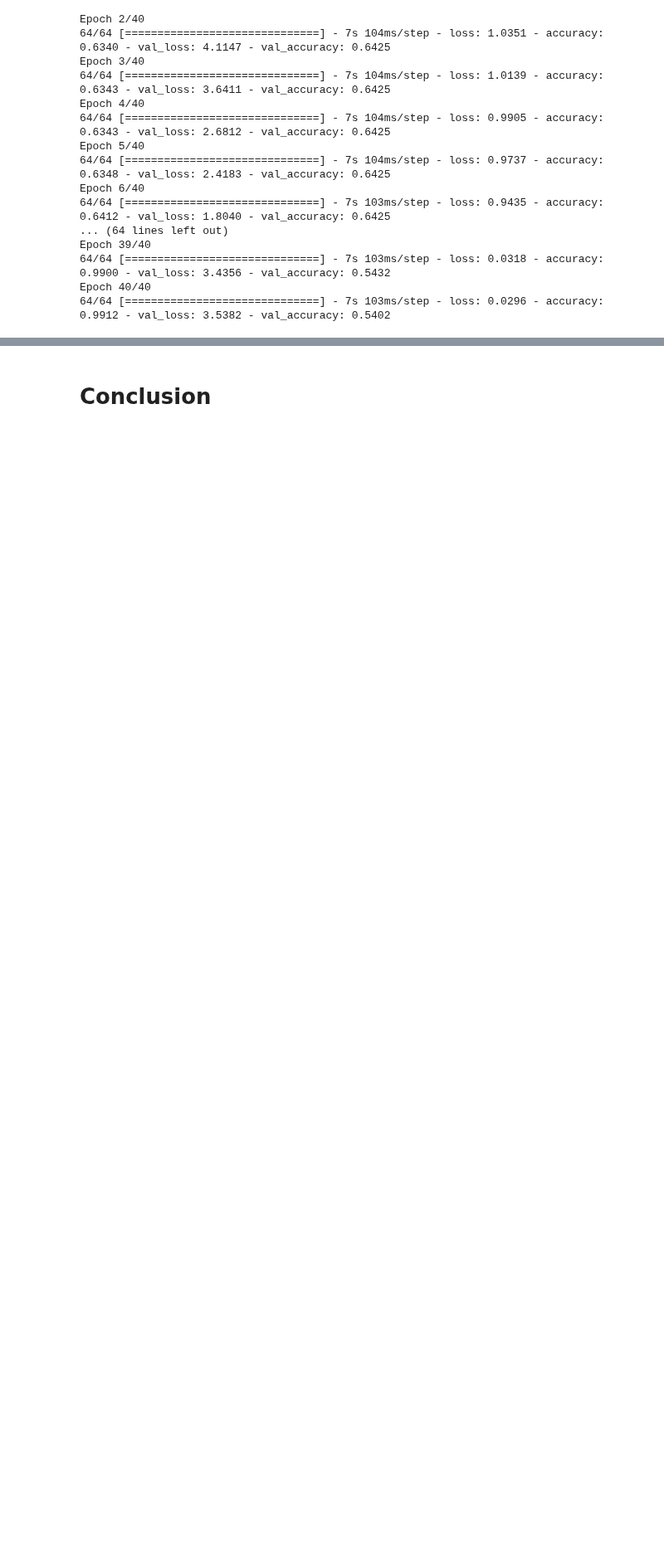
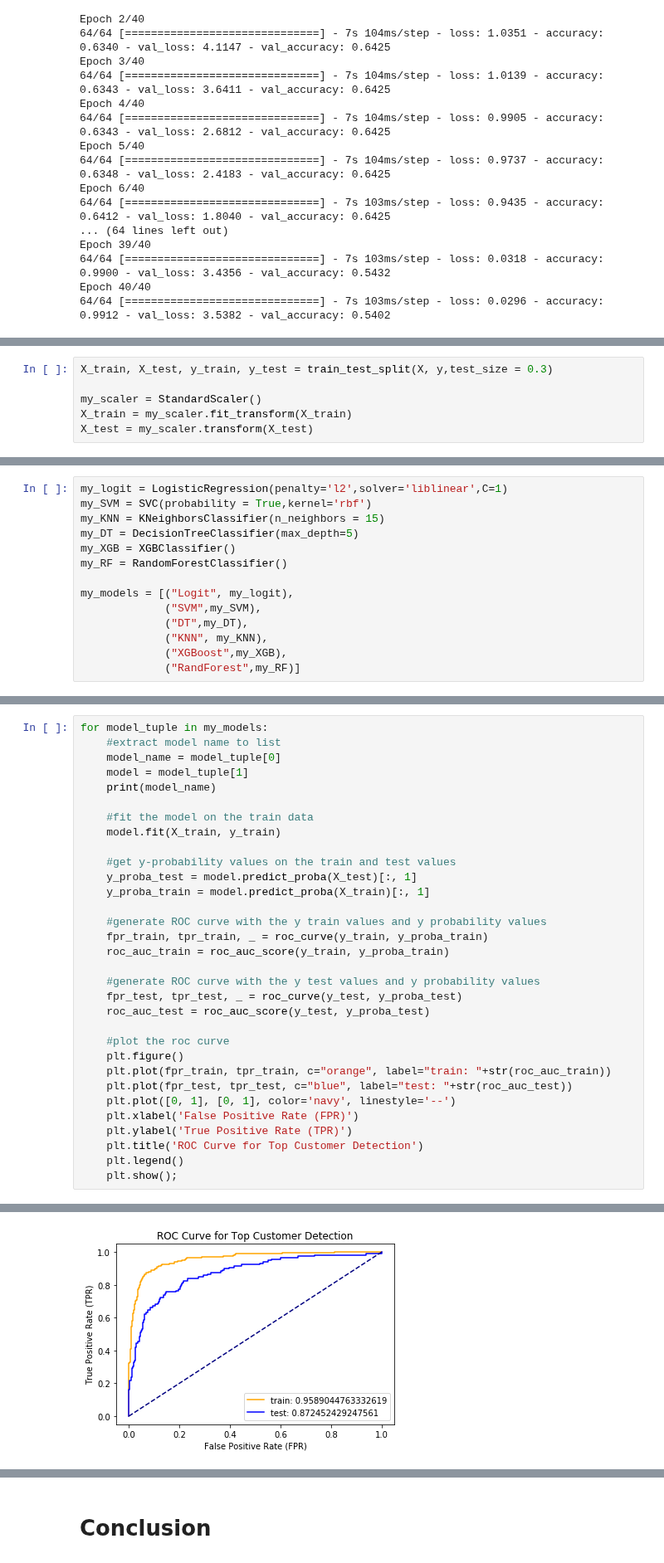
Before and after one commit to alireza-alizadegan/e-commerce-Sales, a Jupyter notebook: Sentiment Analysis.ipynb, the cells around one changed output, grey strips where cells are left out. Shown at 83% size. Cells and saved outputs as stored; diff of their text form; blank space fills up the shorter version.

```diff
--- a/Sentiment Analysis.ipynb
+++ b/Sentiment Analysis.ipynb
@@ -1959,0 +1966,6 @@ Epoch 40/40
+# %%
+X_train, X_test, y_train, y_test = train_test_split(X, y,test_size = 0.3)
+
+my_scaler = StandardScaler()
+X_train = my_scaler.fit_transform(X_train)
+X_test = my_scaler.transform(X_test)
@@ -1959,0 +1974,14 @@ Epoch 40/40
+# %%
+my_logit = LogisticRegression(penalty='l2',solver='liblinear',C=1)
+my_SVM = SVC(probability = True,kernel='rbf')
+my_KNN = KNeighborsClassifier(n_neighbors = 15)
+my_DT = DecisionTreeClassifier(max_depth=5)
+my_XGB = XGBClassifier()
+my_RF = RandomForestClassifier()
+
+my_models = [("Logit", my_logit),
+             ("SVM",my_SVM),
+             ("DT",my_DT),
+             ("KNN", my_KNN),
+             ("XGBoost",my_XGB),
+             ("RandForest",my_RF)]
@@ -1959,0 +1990,33 @@ Epoch 40/40
+# %%
+for model_tuple in my_models:
+    #extract model name to list
+    model_name = model_tuple[0]
+    model = model_tuple[1]
+    print(model_name)
+
+    #fit the model on the train data
+    model.fit(X_train, y_train)
+
+    #get y-probability values on the train and test values
+    y_proba_test = model.predict_proba(X_test)[:, 1]
+    y_proba_train = model.predict_proba(X_train)[:, 1]
+
+    #generate ROC curve with the y train values and y probability values
+    fpr_train, tpr_train, _ = roc_curve(y_train, y_proba_train)
+    roc_auc_train = roc_auc_score(y_train, y_proba_train)
+
+    #generate ROC curve with the y test values and y probability values
+    fpr_test, tpr_test, _ = roc_curve(y_test, y_proba_test)
+    roc_auc_test = roc_auc_score(y_test, y_proba_test)
+
+    #plot the roc curve
+    plt.figure()
+    plt.plot(fpr_train, tpr_train, c="orange", label="train: "+str(roc_auc_train))
+    plt.plot(fpr_test, tpr_test, c="blue", label="test: "+str(roc_auc_test))
+    plt.plot([0, 1], [0, 1], color='navy', linestyle='--')
+    plt.xlabel('False Positive Rate (FPR)')
+    plt.ylabel('True Positive Rate (TPR)')
+    plt.title('ROC Curve for Top Customer Detection')
+    plt.legend()
+    plt.show();
+# %% [output]
@@ -1959,0 +2024 @@ Epoch 40/40
+[figure, added]
```
Also changed, not shown: parts of 74 cells of this notebook.
